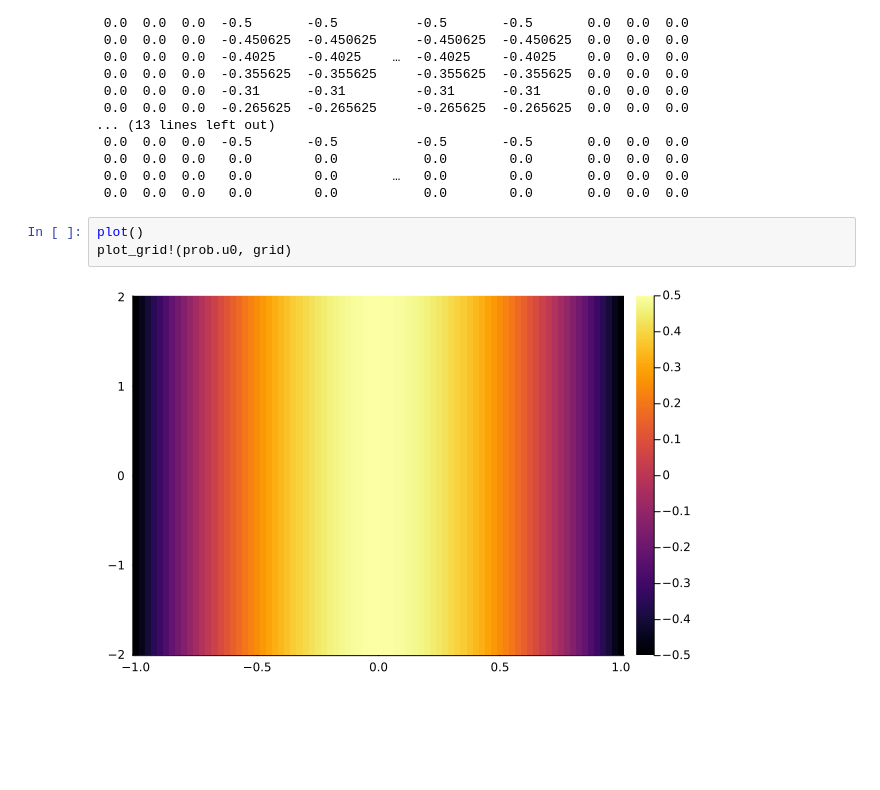
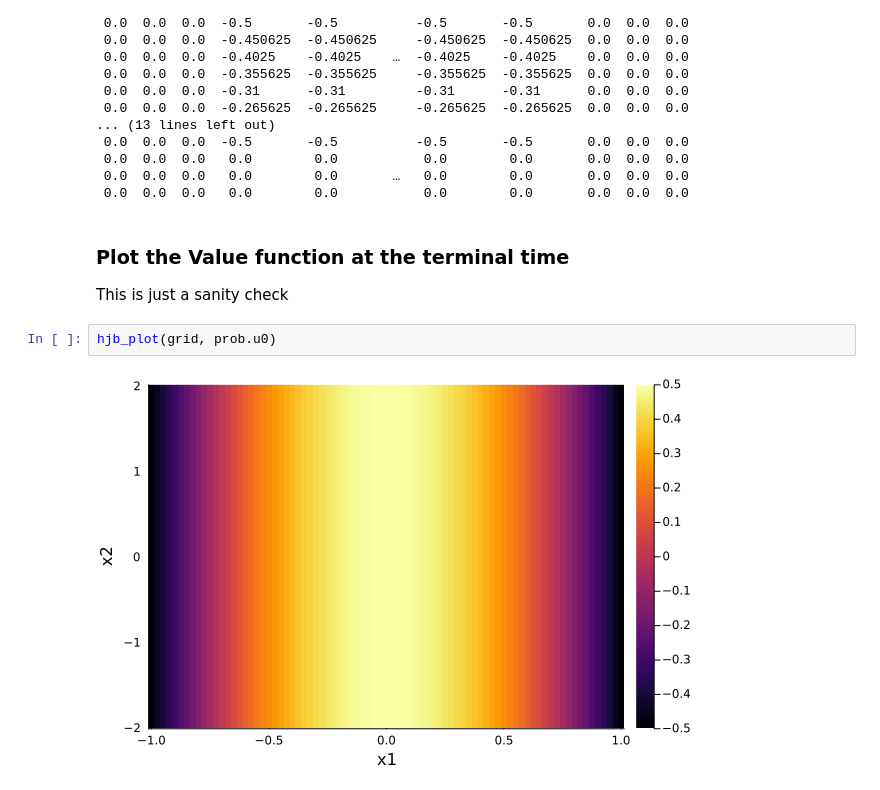
Before and after one commit to dev10110/HJB.jl, a Jupyter notebook: examples/double_integrator.ipynb, the cells around one changed output. Drawn from its saved outputs; the diff is of its cells as text; blank space fills up the shorter version.

```diff
--- a/examples/double_integrator.ipynb
+++ b/examples/double_integrator.ipynb
@@ -176,9 +116,11 @@ u0: 87×167 OffsetArray(::Matrix{Float64}, -3:83, -3:163) with eltype Float64 wi
  0.0  0.0  0.0   0.0        0.0           0.0        0.0       0.0  0.0  0.0
  0.0  0.0  0.0   0.0        0.0       …   0.0        0.0       0.0  0.0  0.0
  0.0  0.0  0.0   0.0        0.0           0.0        0.0       0.0  0.0  0.0
+# %% [markdown]
+### Plot the Value function at the terminal time
+This is just a sanity check
 # %%
-plot()
-plot_grid!(prob.u0, grid)
+hjb_plot(grid, prob.u0)
 # %% [output]
-[figure, old version]
+[figure, new version]
 # %%
```
Also changed, not shown: parts of 45 cells of this notebook, 9 other files.
